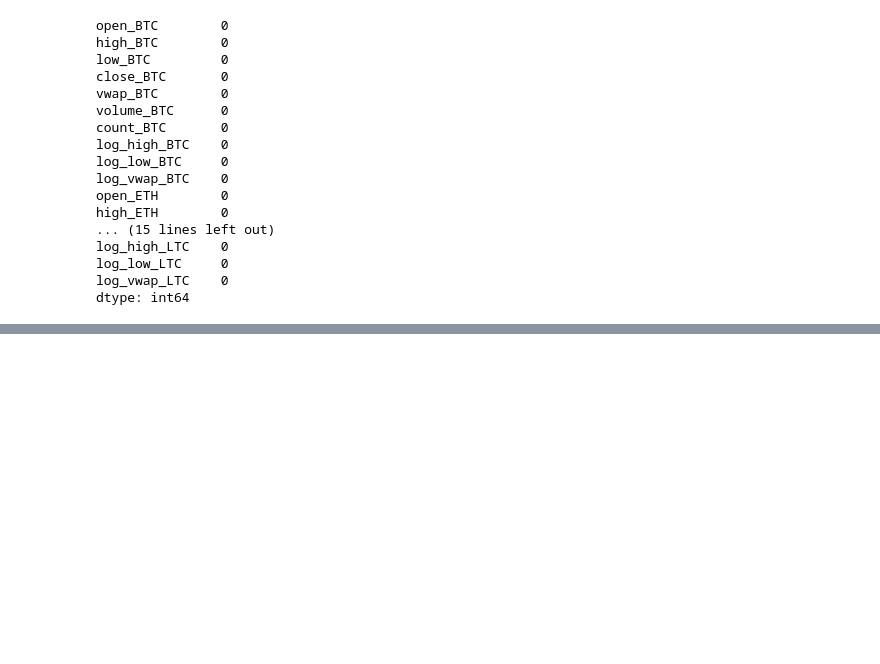
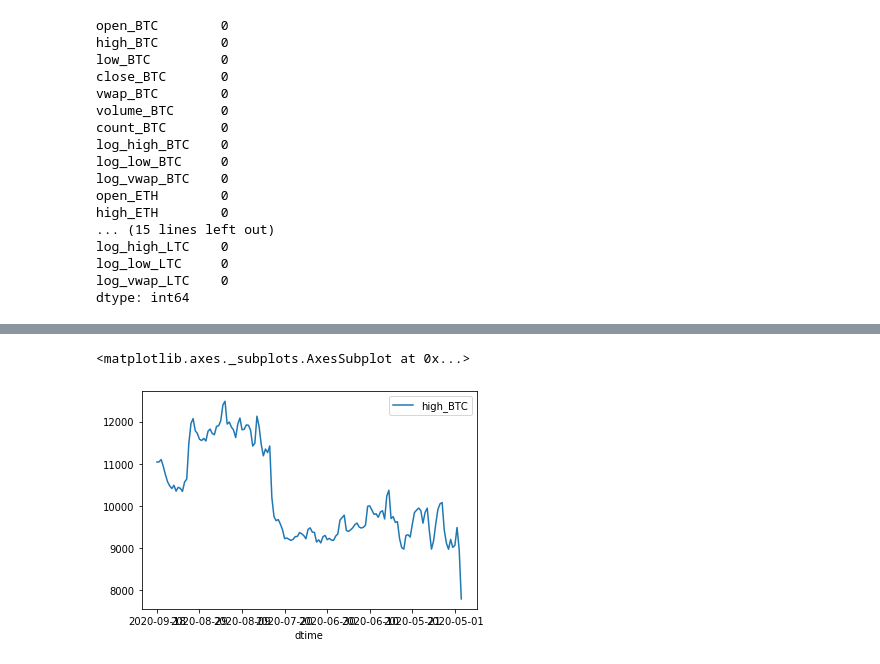
Before and after one commit to hank-butler/Third-Capstone, a Jupyter notebook: Third_Capstone_Modeling.ipynb, the cells around one changed output, grey strips where cells are left out. Drawn from its saved outputs; the diff is of its cells as text; code cells hidden in the pictures; blank space fills up the shorter version.

Commit message:
Reindexed data before modeling

```diff
--- a/Third_Capstone_Modeling.ipynb
+++ b/Third_Capstone_Modeling.ipynb
@@ -11,5 +11,5 @@ df = pd.read_csv('crypto_prices.csv')
 # %%
-df.set_index("dtime", inplace = True)
-#df.index = df['dtime']
-df = df.drop(columns = ['time'])
+df_raw.set_index("dtime", inplace = True)
+df_raw = df_raw.reindex(index=df_raw.index[::-1])
+df_raw = df_raw.drop(columns = ['time'])
 # %%
@@ -24,7 +24,7 @@ df.head()
 | 2020-09-14 | 10328.2 | 10740.2 | 10251.2 | 10674.9 | 10550.5 | 3833.824636 | 14512 | 9.281749 | 9.235150 | ... |
 5 rows × 30 columns
 # %%
-df_copy = df.copy()
+df_copy = df_raw.copy()
 # %%
 df_copy.head()
 # %% [output]
@@ -56,3 +56,8 @@ log_high_LTC    0
 log_low_LTC     0
 log_vwap_LTC    0
 dtype: int64
+# %%
+# Creating a test split
+# Talk to Blake about this.
+
+size = int(len(df_copy) * 0.8)
@@ -58,0 +66,2 @@ dtype: int64
+# %%
+df_test = df_copy.iloc[:size]
@@ -58,0 +90,5 @@ dtype: int64
+# %%
+df_test.plot(y=['high_BTC'])
+# %% [output]
+<matplotlib.axes._subplots.AxesSubplot at 0x...>
+[figure, added]
```
Also changed, not shown: parts of 13 cells of this notebook.
